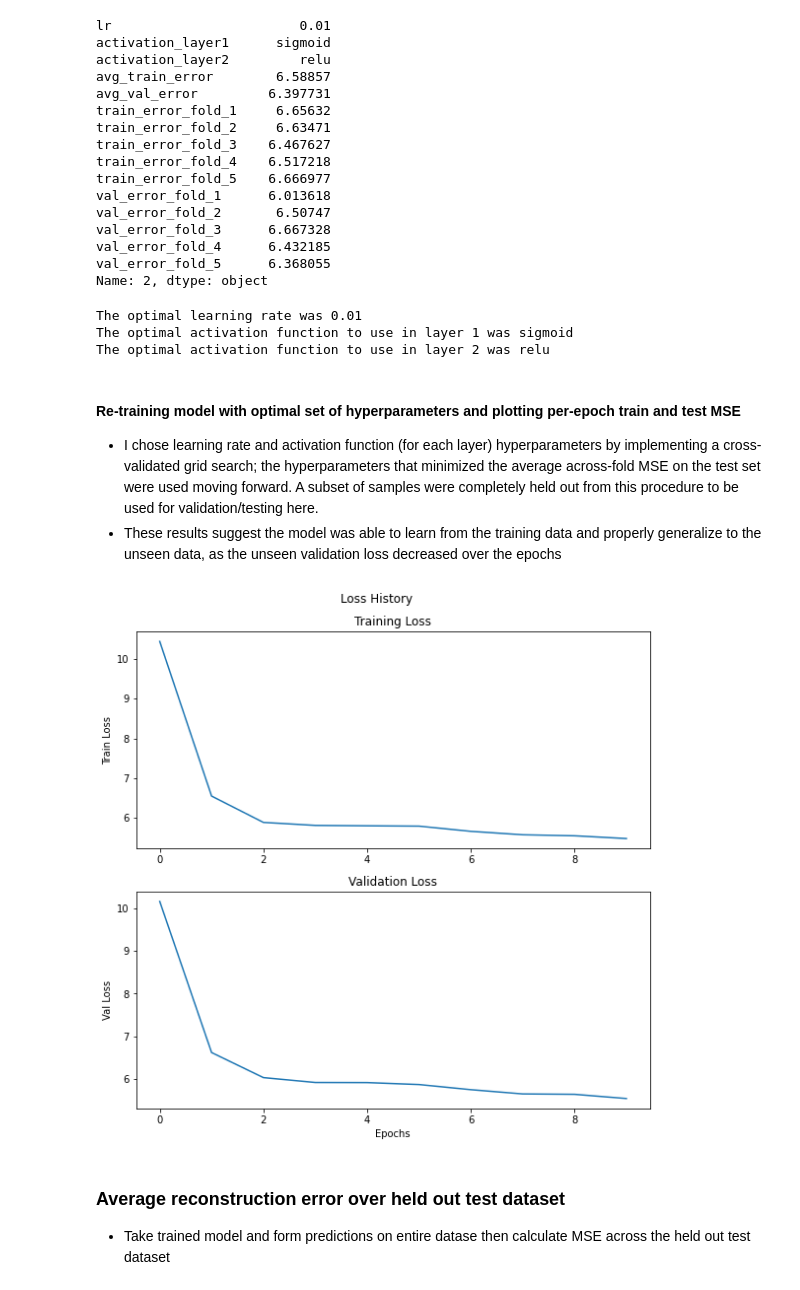
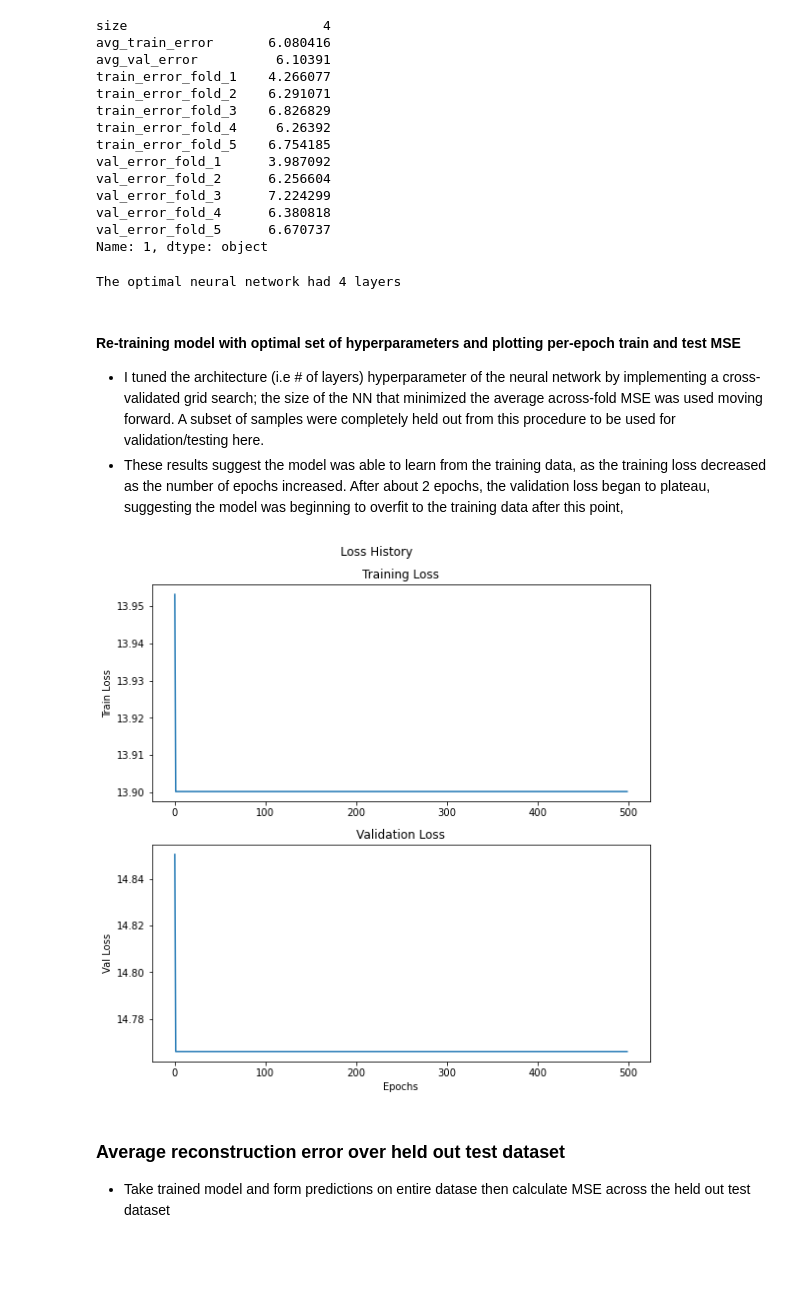
Before and after one commit to shirondru/project7, a Jupyter notebook: Autoencoder.ipynb, the cells around one changed output. Cells and saved outputs as stored; diff of their text form; code cells hidden in the pictures; blank space fills up the shorter version.

Commit message:
grid search on NN architecture

```diff
--- a/Autoencoder.ipynb
+++ b/Autoencoder.ipynb
@@ -85,67 +113,58 @@ display(tuning_results_df)
 #get data for combination of hyperparameters that gave the lowest average MSE
 # across epochs and folds in the validation set
 display(tuning_results_df.loc[tuning_results_df['avg_val_error'].astype(float).idxmin()])
-best_lr = tuning_results_df.loc[tuning_results_df['avg_val_error'].astype(float).idxmin(),'lr']
-best_activation_layer1 = tuning_results_df.loc[tuning_results_df['avg_val_error'].astype(float).idxmin(),'activation_layer1']
-best_activation_layer2 = tuning_results_df.loc[tuning_results_df['avg_val_error'].astype(float).idxmin(),'activation_layer2']
+best_nn_size = tuning_results_df.loc[tuning_results_df['avg_val_error'].astype(float).idxmin(),'size']
 
-print(f"The optimal learning rate was {best_lr}")
-print(f"The optimal activation function to use in layer 1 was {best_activation_layer1}")
-print(f"The optimal activation function to use in layer 2 was {best_activation_layer2}")
+print(f"The optimal neural network had {best_nn_size} layers")
 # %% [output]
-lr                        0.01
-activation_layer1      sigmoid
-activation_layer2         relu
-avg_train_error        6.58857
-avg_val_error         6.397731
-train_error_fold_1     6.65632
-train_error_fold_2     6.63471
-train_error_fold_3    6.467627
-train_error_fold_4    6.517218
-train_error_fold_5    6.666977
-val_error_fold_1      6.013618
-val_error_fold_2       6.50747
-val_error_fold_3      6.667328
-val_error_fold_4      6.432185
-val_error_fold_5      6.368055
-Name: 2, dtype: object
+size                         4
+avg_train_error       6.080416
+avg_val_error          6.10391
+train_error_fold_1    4.266077
+train_error_fold_2    6.291071
+train_error_fold_3    6.826829
+train_error_fold_4     6.26392
+train_error_fold_5    6.754185
+val_error_fold_1      3.987092
+val_error_fold_2      6.256604
+val_error_fold_3      7.224299
+val_error_fold_4      6.380818
+val_error_fold_5      6.670737
+Name: 1, dtype: object
-The optimal learning rate was 0.01
-The optimal activation function to use in layer 1 was sigmoid
-The optimal activation function to use in layer 2 was relu
+The optimal neural network had 4 layers
 # %% [markdown]
 #### Re-training model with optimal set of hyperparameters and plotting per-epoch train and test MSE
 
-* I chose learning rate and activation function (for each layer) hyperparameters by implementing a cross-validated grid search; the hyperparameters that minimized the average across-fold MSE on the test set were used moving forward. A subset of samples were completely held out from this procedure to be used for validation/testing here.
-* These results suggest the model was able to learn from the training data and properly generalize to the unseen  data, as the unseen validation loss decreased over the epochs
+* I tuned the architecture (i.e # of layers) hyperparameter of the neural network by implementing a cross-validated grid search; the size of the NN that minimized the average across-fold MSE was used moving forward. A subset of samples were completely held out from this procedure to be used for validation/testing here.
+* These results suggest the model was able to learn from the training data, as the training loss decreased as the number of epochs increased. After about 2 epochs, the validation loss began to plateau, suggesting the model was beginning to overfit to the training data after this point,
 # %%
-nn = NeuralNetwork(nn_arch=[{'input_dim': 64, 'output_dim': 16, 'activation': best_activation_layer1},
-                               {'input_dim': 16, 'output_dim': 64, 'activation': best_activation_layer2}],
-                               lr=best_lr, batch_size=200, seed=42, epochs=10, loss_function=
-                               'mean_squared_error')
+nn = NeuralNetwork(nn_arch = sizes[best_nn_size],
+                       lr=0.001, batch_size=1, seed=42, epochs=500,
+                        loss_function='mean_squared_error')
 
 #X_train and y_train are the same observations that were used for cross validation grid search
 #X_test and y_test were completely held out of the grid search procedure
 per_epoch_train_loss, per_epoch_val_loss = nn.fit(X_train,y_train,
                                                X_test,y_test)
 
 
 
 loss_hist = per_epoch_train_loss
 loss_hist_val = per_epoch_val_loss
 assert len(loss_hist) > 0, "Need to run training before plotting loss history"
 fig, axs = plt.subplots(2, figsize=(8,8))
 fig.suptitle('Loss History')
 axs[0].plot(np.arange(len(loss_hist)), loss_hist)
 axs[0].set_title('Training Loss')
 axs[1].plot(np.arange(len(loss_hist_val)), loss_hist_val)
 axs[1].set_title('Validation Loss')
 plt.xlabel('Epochs')
 axs[0].set_ylabel('Train Loss')
 axs[1].set_ylabel('Val Loss')
 fig.tight_layout()
 plt.show()
 # %% [output]
-[figure, old version]
+[figure, new version]
 # %% [markdown]
 ### Average reconstruction error over held out test dataset
 * Take trained model and form predictions on entire datase then calculate MSE across the held out test dataset
```
Also changed, not shown: parts of 13 cells of this notebook.
